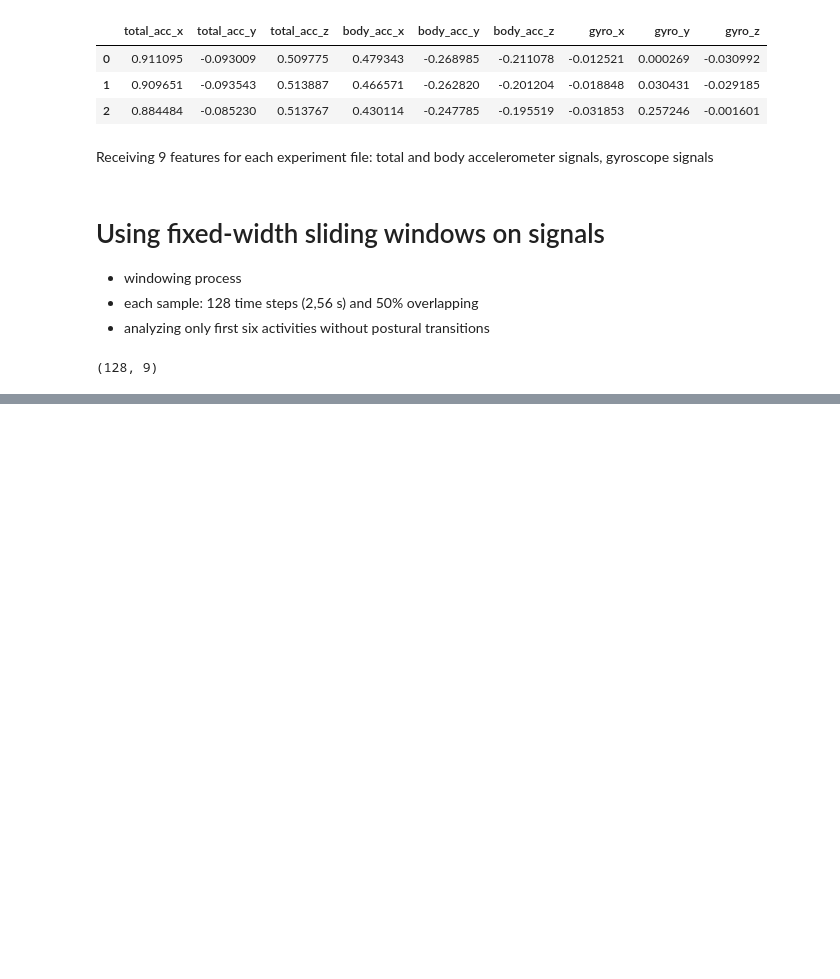
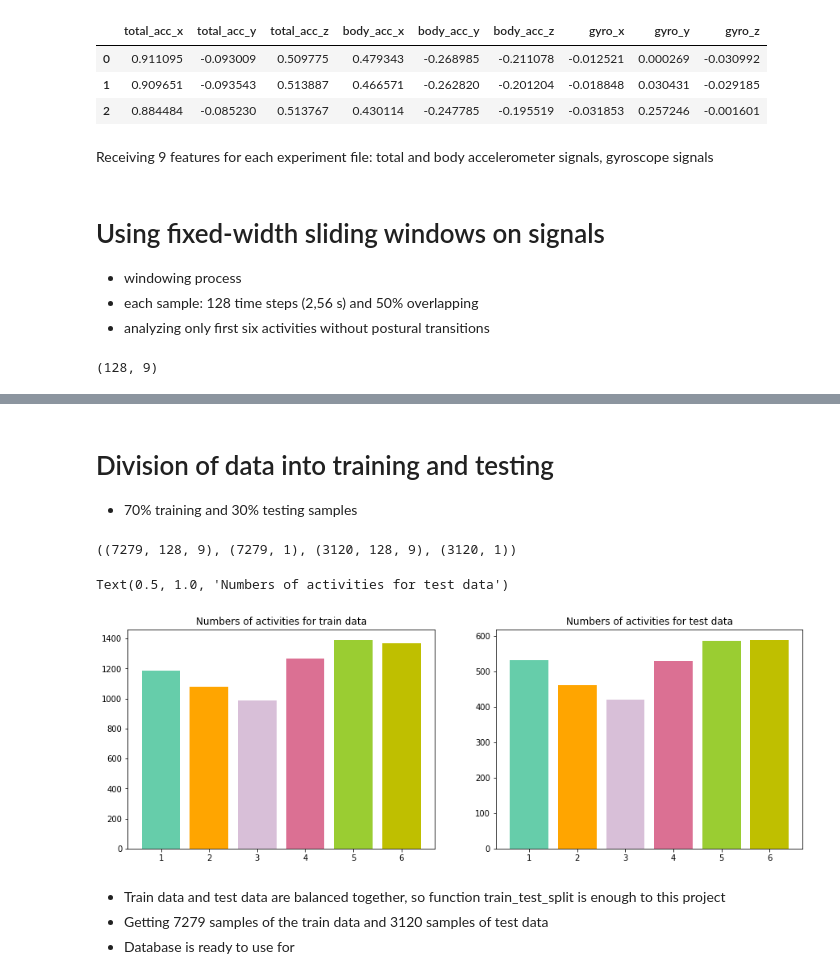
Before and after one commit to mkowalsky0/Human_Activities_Recognition, a Jupyter notebook: ConvNeuralNetwork.ipynb, the cells around one changed output, grey strips where cells are left out. Cells and saved outputs as stored; diff of their text form; code cells hidden in the pictures; blank space fills up the shorter version.

```diff
--- a/ConvNeuralNetwork.ipynb
+++ b/ConvNeuralNetwork.ipynb
@@ -250,0 +315,6 @@ Each window has 9 features.
+# %%
+# Data to save reshaped data from the win_dic with the shape (samples,window_shape,components)
+general_data = np.empty(shape = (samples,window_shape,components))
+# %%
+for i in range(samples):
+    general_data[i] = win_dic[keys[i]].values
@@ -250,0 +326,3 @@ Each window has 9 features.
+# %% [markdown]
+# Division of data into training and testing
+* 70% training and 30% testing samples
@@ -250,0 +331,28 @@ Each window has 9 features.
+# %%
+# Changing names to show this process more clear
+X = general_data
+y = general_labels
+# %%
+# Division process
+X_train, X_test, y_train, y_test = train_test_split(X, y,test_size = 0.3, random_state = 42)
+# %%
+# Checking the shape
+X_train.shape, y_train.shape, X_test.shape, y_test.shape
+# %% [output]
+((7279, 128, 9), (7279, 1), (3120, 128, 9), (3120, 1))
+# %%
+# Visualising the separated dataset
+labels1, counts1 = np.unique(y_train, return_counts=True)
+labels2, counts2 = np.unique(y_test, return_counts=True)
+fig, (axs1, axs2) = plt.subplots(1,2,figsize=(15,5))
+axs1.bar(labels, counts, color=['mediumaquamarine', 'orange', 'thistle', 'palevioletred', 'yellowgreen','y'])
+axs1.set_title('Numbers of activities for train data')
+axs2.bar(labels2, counts2, color=['mediumaquamarine', 'orange', 'thistle', 'palevioletred', 'yellowgreen','y'])
+axs2.set_title('Numbers of activities for test data')
+# %% [output]
+Text(0.5, 1.0, 'Numbers of activities for test data')
+[figure, added]
+# %% [markdown]
+* Train data and test data are balanced together, so function train_test_split is enough to this project
+* Getting 7279 samples of the train data and 3120 samples of test data
+* Database is ready to use for
```
Also changed, not shown: parts of 14 cells of this notebook.
